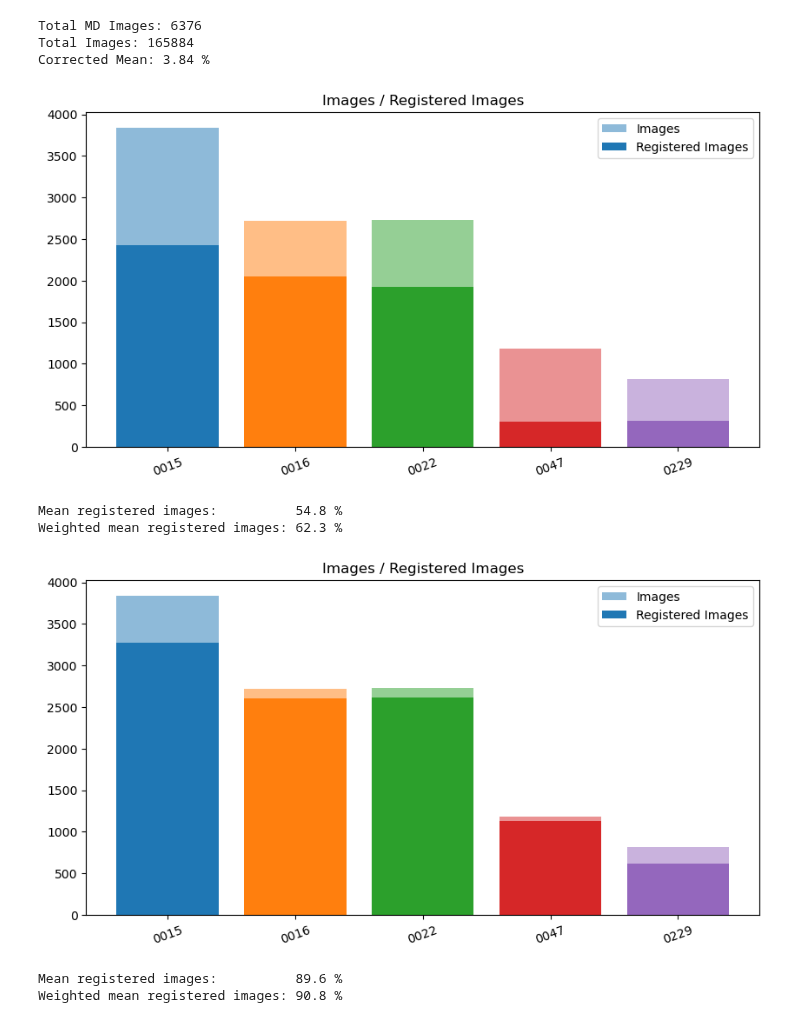
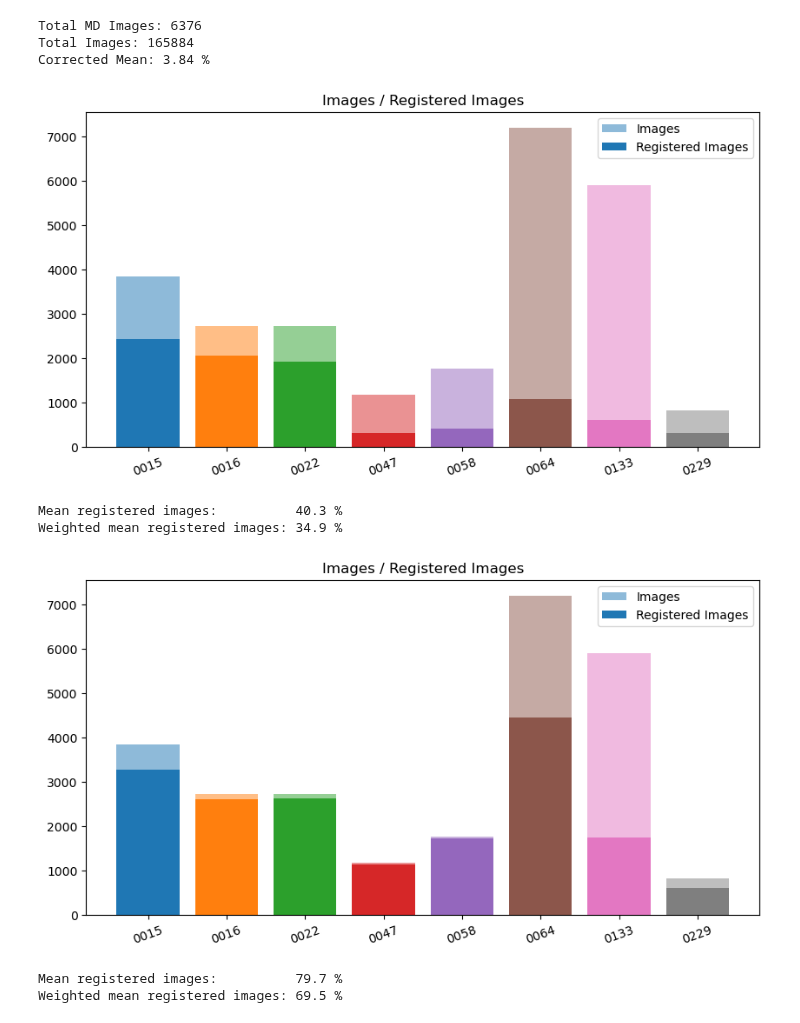
Before and after one commit to fyangch/RefinedMegaDepth, a Jupyter notebook: notebooks/baseline_overview.ipynb, the cells around one changed output. Drawn from its saved outputs; the diff is of its cells as text; code cells hidden in the pictures.

```diff
--- a/notebooks/baseline_overview.ipynb
+++ b/notebooks/baseline_overview.ipynb
@@ -158,42 +158,52 @@ data = {
         "base_reg_images": 306,
         "super_reg_images": 1134,
     },
-    # "0133": {
-    #     "n_images": 5898,
-    #     "base_reg_images": 609,
-    #     "super_reg_images": 1749,
-    # },
+    "0058": {
+        "n_images": 1761,
+        "base_reg_images": 408,
+        "super_reg_images": 1722,
+    },
+    "0064": {
+        "n_images": 7191,
+        "base_reg_images": 1074,
+        "super_reg_images": 4445,
+    },
+    "0133": {
+        "n_images": 5898,
+        "base_reg_images": 609,
+        "super_reg_images": 1749,
+    },
     # "0217": {
     #     "n_images": 1129,
     #     "base_reg_images": 164,
     #     "super_reg_images": 0,
     # },
     "0229": {
         "n_images": 821,
         "base_reg_images": 318,
         "super_reg_images": 617,
     },
 }
 
 plt.figure(figsize=(10, 5))
 plt.title("Images / Registered Images")
 plt.bar(data.keys(), [d["n_images"] for d in data.values()], color=colors, alpha=0.5, label="Images")
 plt.bar(data.keys(), [d["base_reg_images"] for d in data.values()], color=colors, label="Registered Images")
 plt.xticks(rotation=20)
 plt.legend()
 
 plt.savefig("../plots/baseline_overview/baseline-registered.png")
 plt.show()
 
 mean_reg = sum(d["base_reg_images"] / d["n_images"] for d in data.values()) / len(data)
 print(f"Mean registered images:          {mean_reg*100:.1f} %")
 
 w_mean_reg = sum(d["base_reg_images"] for d in data.values()) / sum(d["n_images"] for d in data.values())
 print(f"Weighted mean registered images: {w_mean_reg*100:.1f} %")
 # %% [output]
-[figure, old version]
+[figure, new version]
-Mean registered images:          54.8 %
-Weighted mean registered images: 62.3 %
+Mean registered images:          40.3 %
+Weighted mean registered images: 34.9 %
 # %%
 plt.figure(figsize=(10, 5))
 plt.title("Images / Registered Images")
@@ -211,6 +221,6 @@ print(f"Mean registered images:          {mean_reg*100:.1f} %")
 w_mean_reg = sum(d["super_reg_images"] for d in data.values()) / sum(d["n_images"] for d in data.values())
 print(f"Weighted mean registered images: {w_mean_reg*100:.1f} %")
 # %% [output]
-[figure, old version]
+[figure, new version]
-Mean registered images:          89.6 %
-Weighted mean registered images: 90.8 %
+Mean registered images:          79.7 %
+Weighted mean registered images: 69.5 %
```
Also changed, not shown: 2 other files.
